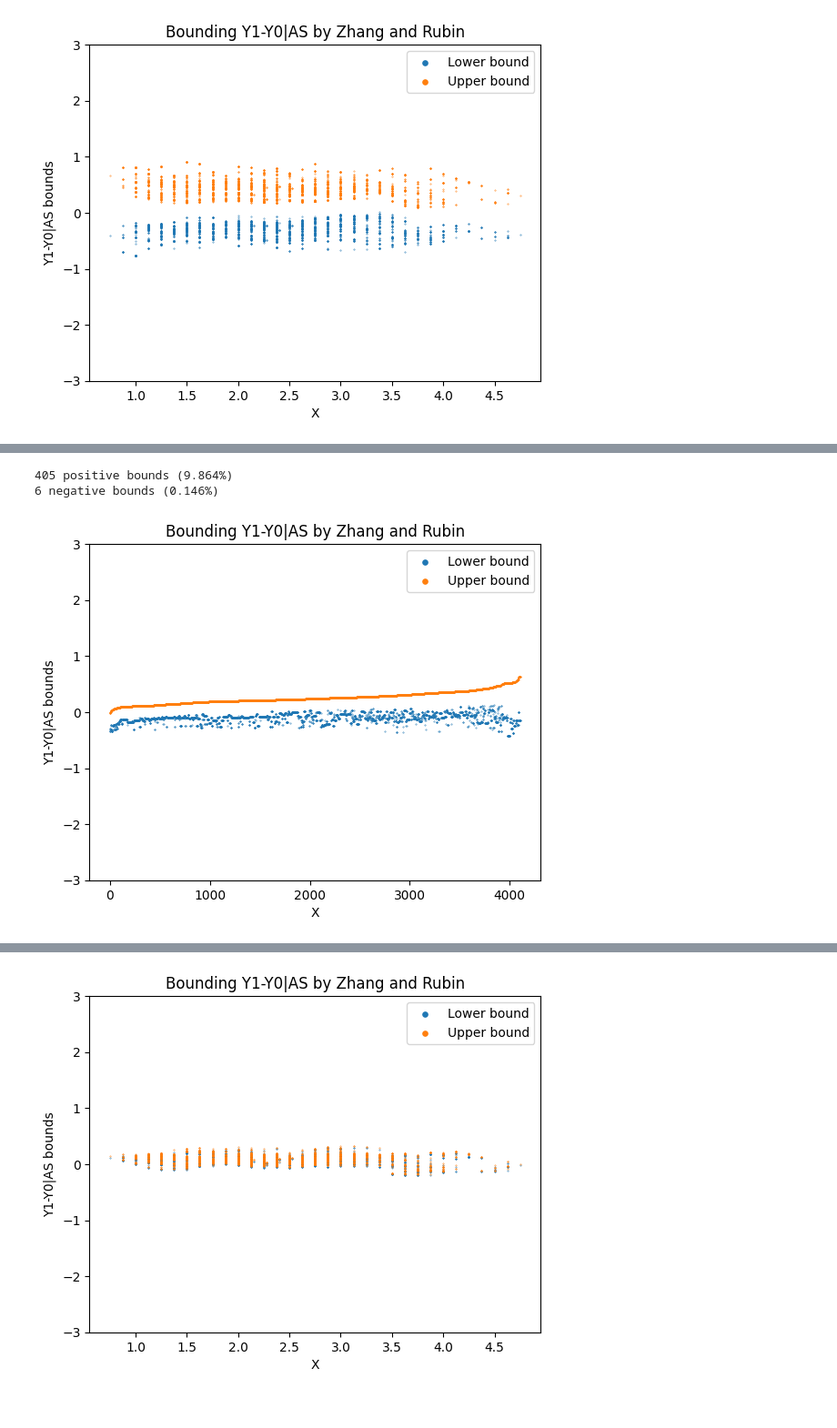
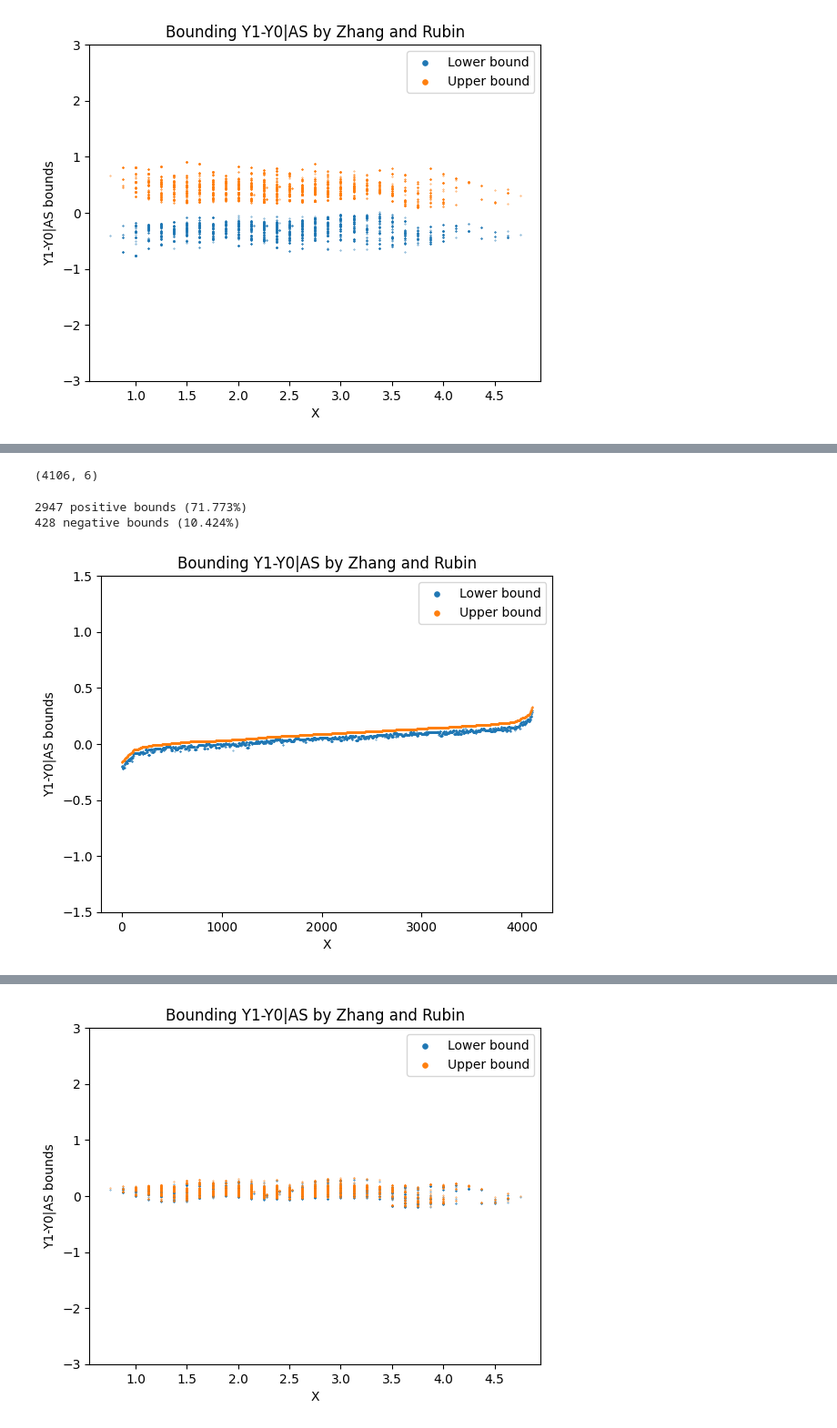
Before and after one commit to HadarRosenwald/competing_risks_simulation, a Jupyter notebook: competing_risks_simulation.ipynb, the cells around one changed output, grey strips where cells are left out. Shown at 91% size. Cells and saved outputs as stored; diff of their text form; code cells hidden in the pictures.

```diff
--- a/competing_risks_simulation.ipynb
+++ b/competing_risks_simulation.ipynb
@@ -109,7 +109,7 @@ zr_bounds_cvar_hat = plot_zhang_rubin_bounds_on_survivors(sample_for_y_dist_s, z
 # %% [markdown]
 ###### RWD
 # %%
-df_for_cvar_hat_rwd = adjust_data_with_beta_estimations(rwd)
+rwd_hat = adjust_data_with_beta_estimations(rwd)
 # %% [output]
 beta_d_hat: [0.34, -0.14, 0.37, -0.14, -0.16, -0.14, -0.34, -0.0, -0.02, 0.0]
 # %%
@@ -119,6 +117,6 @@ zhang_rubin_bounds_cvar_hat_rwd = calc_zhang_rubin_bounds_using_cvar_est(df_for_
 # %%
-df_for_cvar_hat_rwd_s = df_for_cvar_hat_rwd.loc[df_for_cvar_hat_rwd.D_obs==0]
-zr_bounds_cvar_hat_rwd = plot_zhang_rubin_bounds_on_survivors(df_for_cvar_hat_rwd_s, zhang_rubin_bounds_cvar_hat_rwd, plot_graph_margin=True)
+rwd_hat_s = rwd_hat.loc[rwd_hat.D_obs==0]
+zhang_rubin_bounds_cvar_hat_rwd_inc_x_and_cate = plot_zhang_rubin_bounds_on_survivors(rwd_hat_s, zhang_rubin_bounds_cvar_hat_rwd, plot_graph_margin=True)
 # %% [output]
 [figure]
 # %%
@@ -160,0 +141,3 @@ zr_bounds_cvar_hat_rwd = plot_zhang_rubin_bounds_on_survivors(df_for_cvar_hat_rw
+# %%
+zhang_rubin_bounds_cvar_hat_rwd_mono = calc_zhang_rubin_bounds_using_cvar_est(rwd_hat, monotonicity_assumption=True)
+zhang_rubin_bounds_cvar_hat_rwd_mono_inc_x_and_cate = plot_zhang_rubin_bounds_on_survivors(rwd_hat_s, zhang_rubin_bounds_cvar_hat_rwd_mono, plot_graph_margin=True)
@@ -161,6 +146,10 @@ zr_bounds_cvar_hat_rwd = plot_zhang_rubin_bounds_on_survivors(df_for_cvar_hat_rw
+# %%
+rwd_hat.loc[rwd_hat.D_obs==0].shape
+# %% [output]
+(4106, 6)
 # %%
-plot_zhang_rubin_bounds_no_x(zr_bounds_cvar_hat_rwd, plot_graph_margin=True)
+plot_zhang_rubin_bounds_no_x(zhang_rubin_bounds_cvar_hat_rwd_mono_inc_x_and_cate, plot_graph_margin=True, margin=1.5)
 # %% [output]
-405 positive bounds (9.864%)
-6 negative bounds (0.146%)
+2947 positive bounds (71.773%)
+428 negative bounds (10.424%)
-[figure, old version]
+[figure, new version]
```
Also changed, not shown: parts of 25 cells of this notebook, 1 other file.
